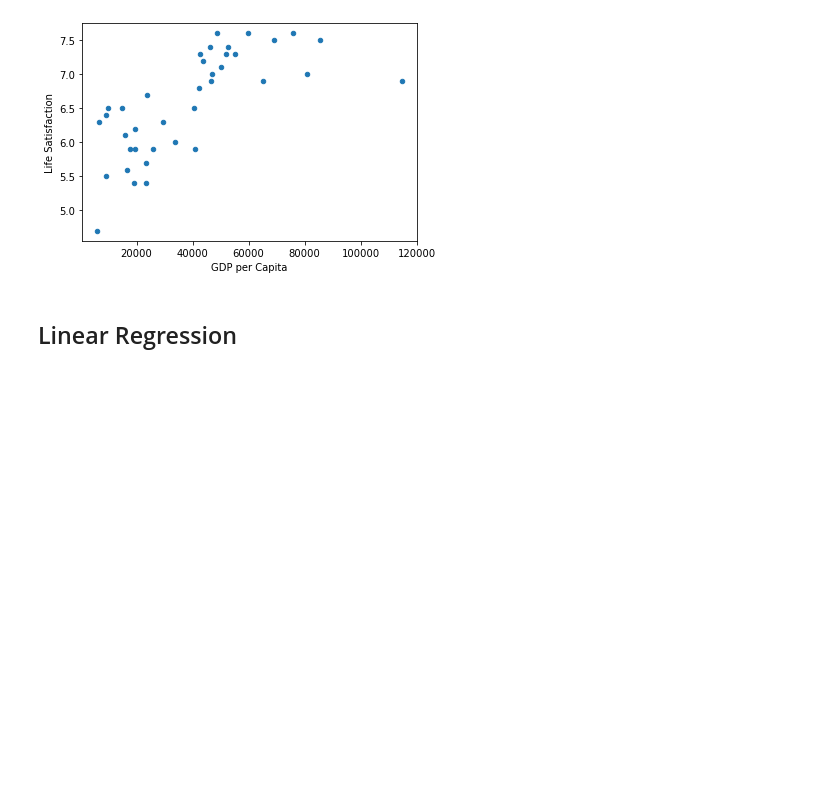
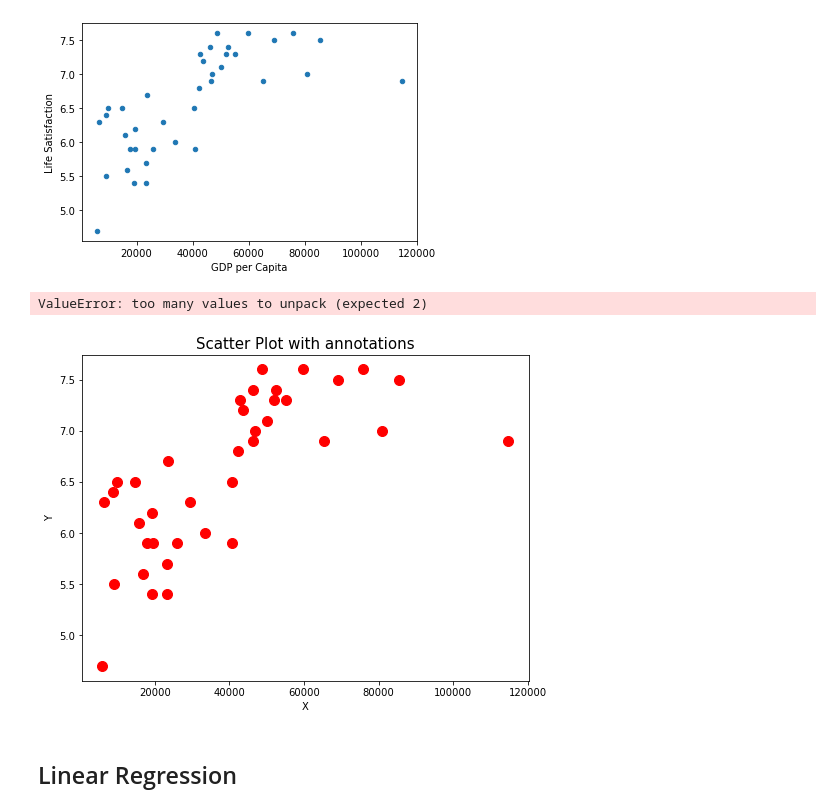
Before and after one commit to danecrosby/data_exploration, a Jupyter notebook: 1-1 Training and running a linear model using Scikit-Learn.ipynb, the cells around one changed output. Drawn from its saved outputs; the diff is of its cells as text; code cells hidden in the pictures; blank space fills up the shorter version.

```diff
--- a/1-1 Training and running a linear model using Scikit-Learn.ipynb
+++ b/1-1 Training and running a linear model using Scikit-Learn.ipynb
@@ -40,6 +40,19 @@ country_stats.plot(kind='scatter', x="GDP per Capita", y='Life Satisfaction')
 # %% [output]
 <AxesSubplot:xlabel='GDP per Capita', ylabel='Life Satisfaction'>
 [figure]
+# %%
+plt.figure(figsize=(8,6))
+plt.scatter(X,y,s=100,color="red")
+plt.xlabel("X")
+plt.ylabel("Y")
+plt.title("Scatter Plot with annotations",fontsize=15)
+for i, label in enumerate(country_stats):
+    plt.annotate(label, country_stats.loc
+
+plt.show()
+# %% [output]
+ValueError: too many values to unpack (expected 2)
+[figure, added]
 # %% [markdown]
 ## Linear Regression
 # %%
```
Also changed, not shown: parts of 1 cell of this notebook, 3 other files.
